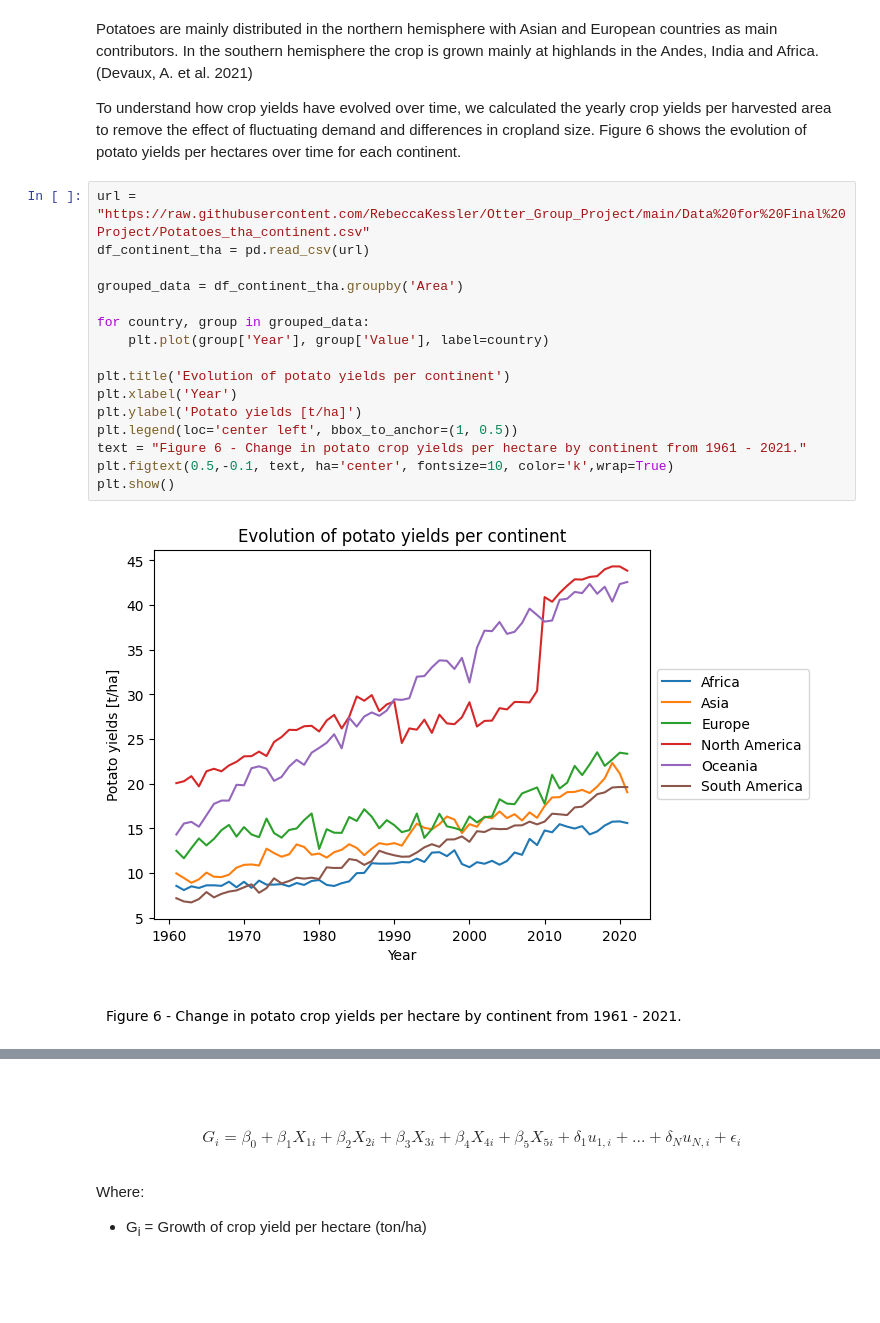
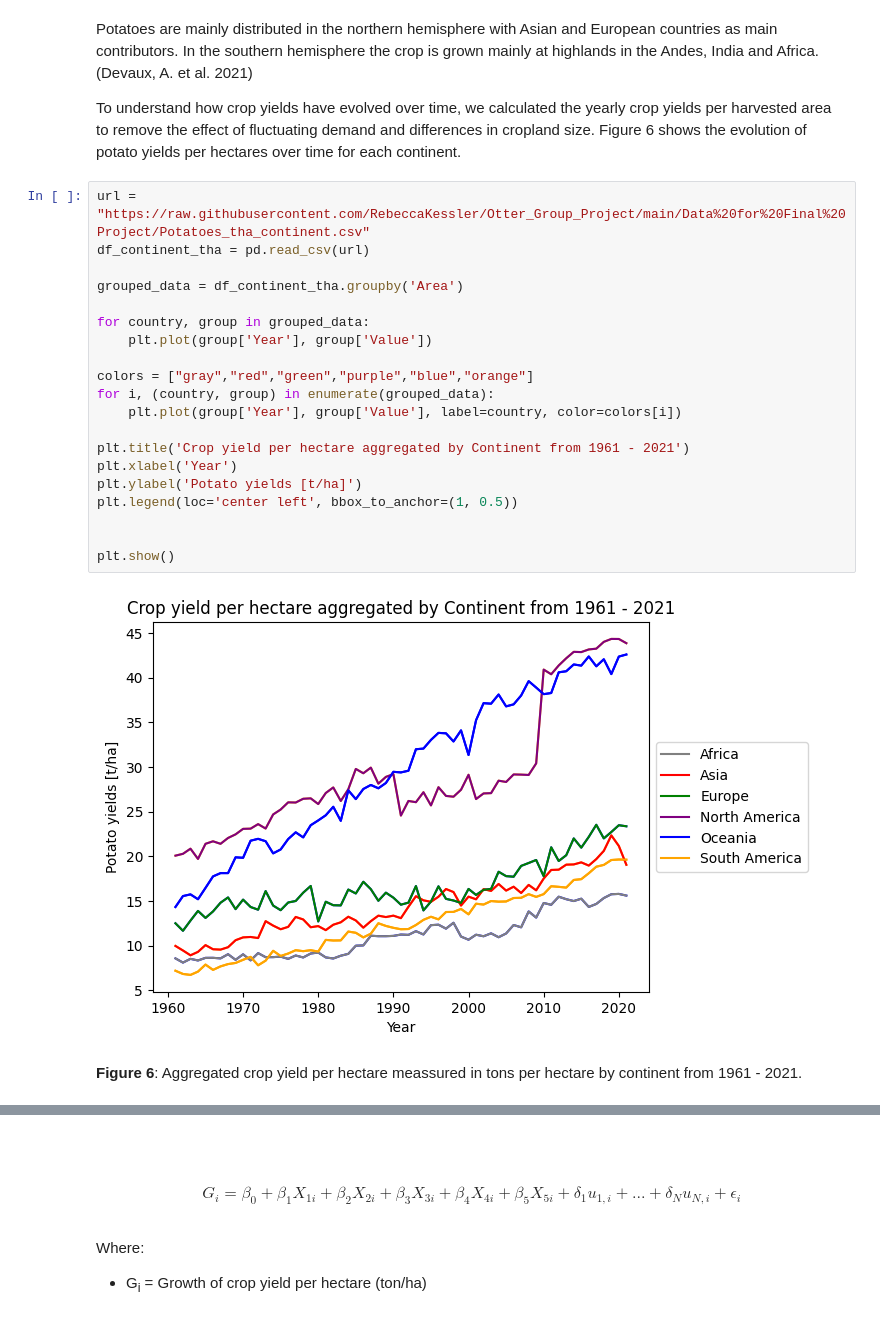
Before and after one commit to RebeccaKessler/Otter_Group_Project, a Jupyter notebook: Otter_Final_project.ipynb, the cells around one changed output, grey strips where cells are left out. Cells and saved outputs as stored; diff of their text form; blank space fills up the shorter version.

```diff
--- a/Otter_Final_project.ipynb
+++ b/Otter_Final_project.ipynb
@@ -220,21 +207,27 @@ To understand how crop yields have evolved over time, we calculated the yearly c
 # %%
 url = "https://raw.githubusercontent.com/RebeccaKessler/Otter_Group_Project/main/Data%20for%20Final%20Project/Potatoes_tha_continent.csv"
 df_continent_tha = pd.read_csv(url)
 
 grouped_data = df_continent_tha.groupby('Area')
 
 for country, group in grouped_data:
-    plt.plot(group['Year'], group['Value'], label=country)
+    plt.plot(group['Year'], group['Value'])
 
-plt.title('Evolution of potato yields per continent')
+colors = ["gray","red","green","purple","blue","orange"]
+for i, (country, group) in enumerate(grouped_data):
+    plt.plot(group['Year'], group['Value'], label=country, color=colors[i])
+
+plt.title('Crop yield per hectare aggregated by Continent from 1961 - 2021')
 plt.xlabel('Year')
 plt.ylabel('Potato yields [t/ha]')
 plt.legend(loc='center left', bbox_to_anchor=(1, 0.5))
-text = "Figure 6 - Change in potato crop yields per hectare by continent from 1961 - 2021."
-plt.figtext(0.5,-0.1, text, ha='center', fontsize=10, color='k',wrap=True)
+
+
 plt.show()
 # %% [output]
-[figure, old version]
+[figure, new version]
+# %% [markdown]
+**Figure 6**: Aggregated crop yield per hectare meassured in tons per hectare by continent from 1961 - 2021.
 # %% [markdown]
 Wait…
 
```
Also changed, not shown: parts of 26 cells of this notebook.
